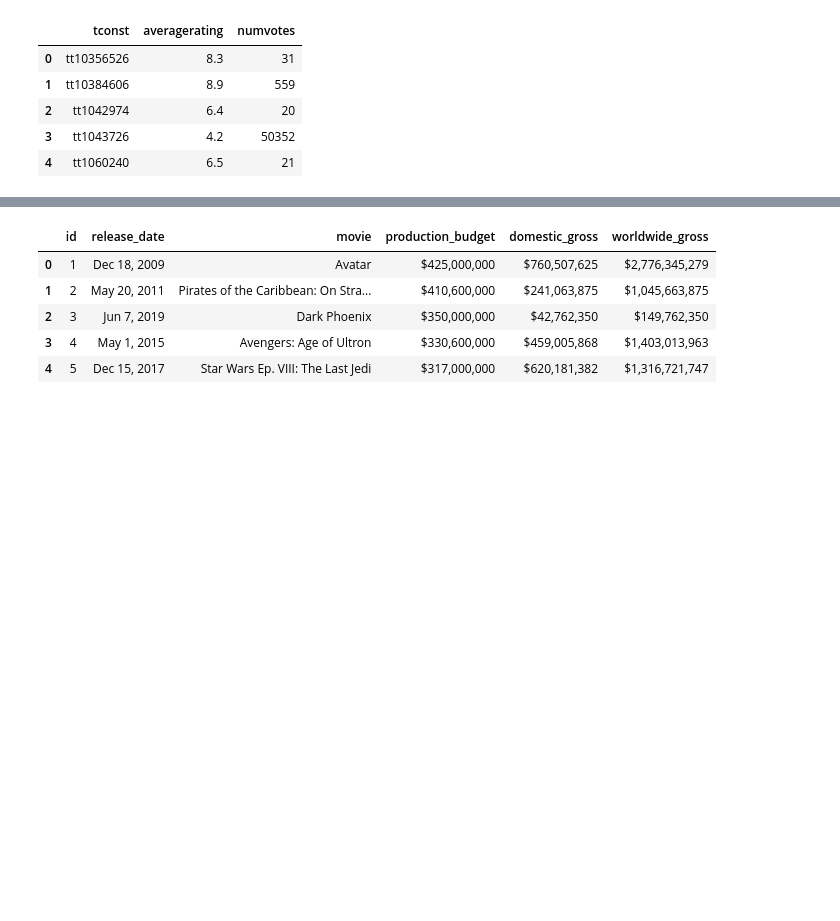
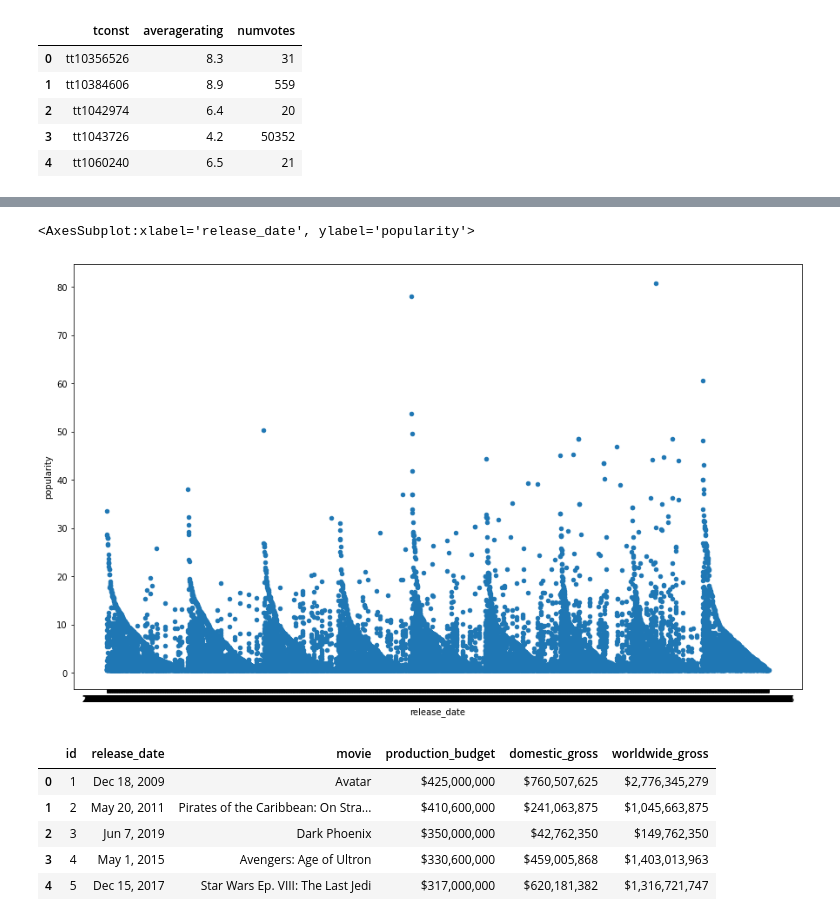
Before and after one commit to halemade/film_recommendations, a Jupyter notebook: explore_data.ipynb, the cells around one changed output, grey strips where cells are left out. Drawn from its saved outputs; the diff is of its cells as text; code cells hidden in the pictures; blank space fills up the shorter version.

```diff
--- a/explore_data.ipynb
+++ b/explore_data.ipynb
@@ -111,3 +135,8 @@ df9.head()
+# %%
+df9.plot('release_date','popularity',kind='scatter',figsize=(15,9))
+# %% [output]
+<AxesSubplot:xlabel='release_date', ylabel='popularity'>
+[figure, added]
 # %%
 df10.head()
 # %% [output]
```
Also changed, not shown: parts of 5 cells of this notebook, 1 other file.
